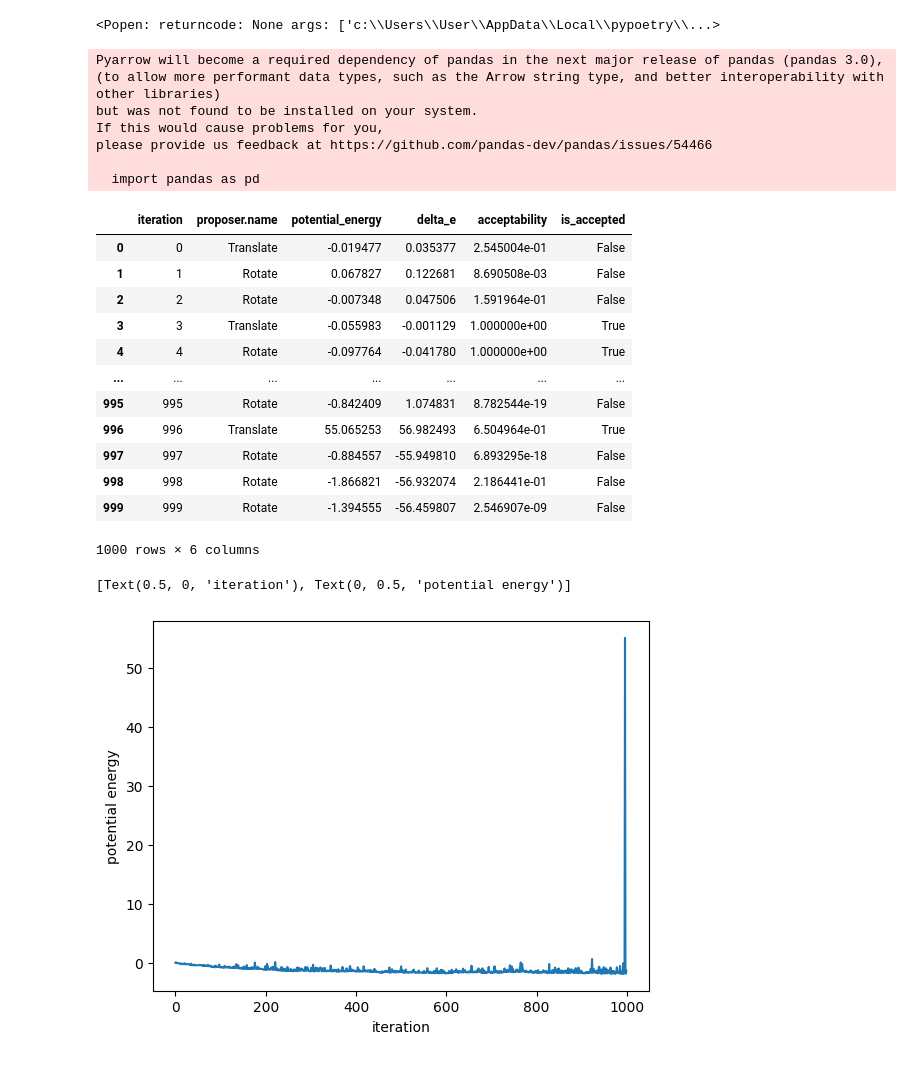
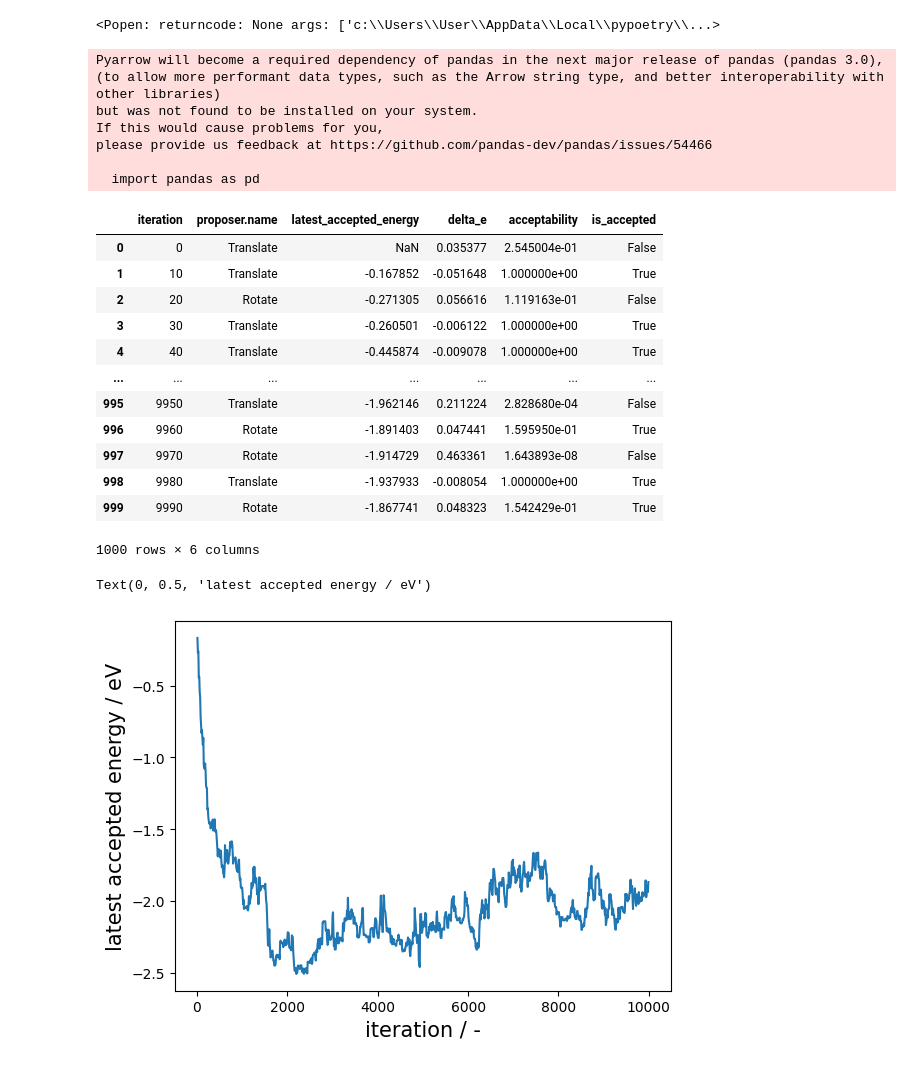
Before and after one commit to thi-ra/asetil, a Jupyter notebook: example/example1_water_alignment.ipynb, the cells around one changed output. Drawn from its saved outputs; the diff is of its cells as text; code cells hidden in the pictures.

```diff
--- a/example/example1_water_alignment.ipynb
+++ b/example/example1_water_alignment.ipynb
@@ -36,11 +36,11 @@ proposers = [
     RotateProposer(tag_selector=RandomTagSelector())
 ]
 loggers = [
-    MCPrintLogger(log_interval=10),
-    MCPFileLogger(log_interval=10, out_file='example1.log', force_overwrite=True),
+    MCPrintLogger(log_interval=100),
+    MCPFileLogger(log_interval=100, out_file='example1.log', force_overwrite=True),
     MCInMemoryLogger(log_interval=10)
 ]
-mc = MonteCarlo(temperature= 300,max_iter=1000, proposers= proposers, loggers=loggers)
+mc = MonteCarlo(temperature= 300,max_iter=10000, proposers= proposers, loggers=loggers)
 initial.calc = TIP4P()
 ret = mc.run(initial)
 ret.wrap()
@@ -68,7 +68,6 @@ view(ret)
 <Popen: returncode: None args: ['c:\\Users\\User\\AppData\\Local\\pypoetry\\...>
 # %%
 import pandas as pd
-import matplotlib.pyplot as plt
 log, columns = loggers[2].get_log(with_columns=True)
 df = pd.DataFrame(log, columns=columns)
 df
@@ -80,23 +79,25 @@ If this would cause problems for you,
 please provide us feedback at https://github.com/pandas-dev/pandas/issues/54466
 
   import pandas as pd
-|  | iteration | proposer.name | potential_energy | delta_e | acceptability | is_accepted |
-| 0 | 0 | Translate | -0.019477 | 0.035377 | 2.545004e-01 | False |
-| 1 | 1 | Rotate | 0.067827 | 0.122681 | 8.690508e-03 | False |
-| 2 | 2 | Rotate | -0.007348 | 0.047506 | 1.591964e-01 | False |
-| 3 | 3 | Translate | -0.055983 | -0.001129 | 1.000000e+00 | True |
-| 4 | 4 | Rotate | -0.097764 | -0.041780 | 1.000000e+00 | True |
+|  | iteration | proposer.name | latest_accepted_energy | delta_e | acceptability | is_accepted |
+| 0 | 0 | Translate | NaN | 0.035377 | 2.545004e-01 | False |
+| 1 | 10 | Translate | -0.167852 | -0.051648 | 1.000000e+00 | True |
+| 2 | 20 | Rotate | -0.271305 | 0.056616 | 1.119163e-01 | False |
+| 3 | 30 | Translate | -0.260501 | -0.006122 | 1.000000e+00 | True |
+| 4 | 40 | Translate | -0.445874 | -0.009078 | 1.000000e+00 | True |
 | ... | ... | ... | ... | ... | ... | ... |
-| 995 | 995 | Rotate | -0.842409 | 1.074831 | 8.782544e-19 | False |
-| 996 | 996 | Translate | 55.065253 | 56.982493 | 6.504964e-01 | True |
-| 997 | 997 | Rotate | -0.884557 | -55.949810 | 6.893295e-18 | False |
-| 998 | 998 | Rotate | -1.866821 | -56.932074 | 2.186441e-01 | False |
-| 999 | 999 | Rotate | -1.394555 | -56.459807 | 2.546907e-09 | False |
+| 995 | 9950 | Translate | -1.962146 | 0.211224 | 2.828680e-04 | False |
+| 996 | 9960 | Rotate | -1.891403 | 0.047441 | 1.595950e-01 | True |
+| 997 | 9970 | Rotate | -1.914729 | 0.463361 | 1.643893e-08 | False |
+| 998 | 9980 | Translate | -1.937933 | -0.008054 | 1.000000e+00 | True |
+| 999 | 9990 | Rotate | -1.867741 | 0.048323 | 1.542429e-01 | True |
 1000 rows × 6 columns
 # %%
+import matplotlib.pyplot as plt
 fig, ax = plt.subplots()
-ax.plot(df['iteration'], df['potential_energy'])
-ax.set(xlabel='iteration', ylabel='potential energy')
+ax.plot(df['iteration'], df['latest_accepted_energy'])
+ax.set_xlabel('iteration / -', fontsize=15)
+ax.set_ylabel('latest accepted energy / eV', fontsize=15)
 # %% [output]
-[Text(0.5, 0, 'iteration'), Text(0, 0.5, 'potential energy')]
+Text(0, 0.5, 'latest accepted energy / eV')
-[figure, old version]
+[figure, new version]
```
Also changed, not shown: parts of 1 cell of this notebook, 2 other files.
